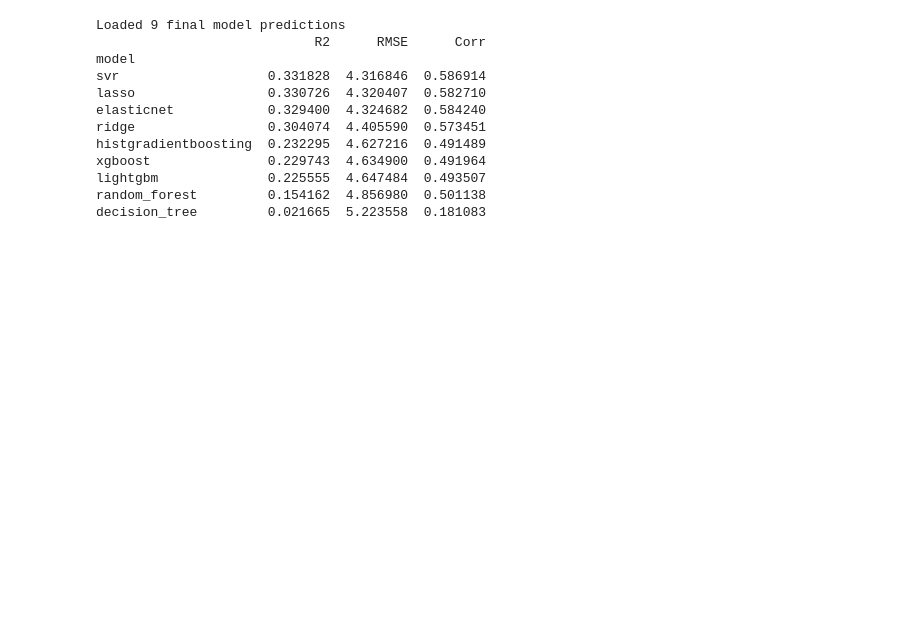
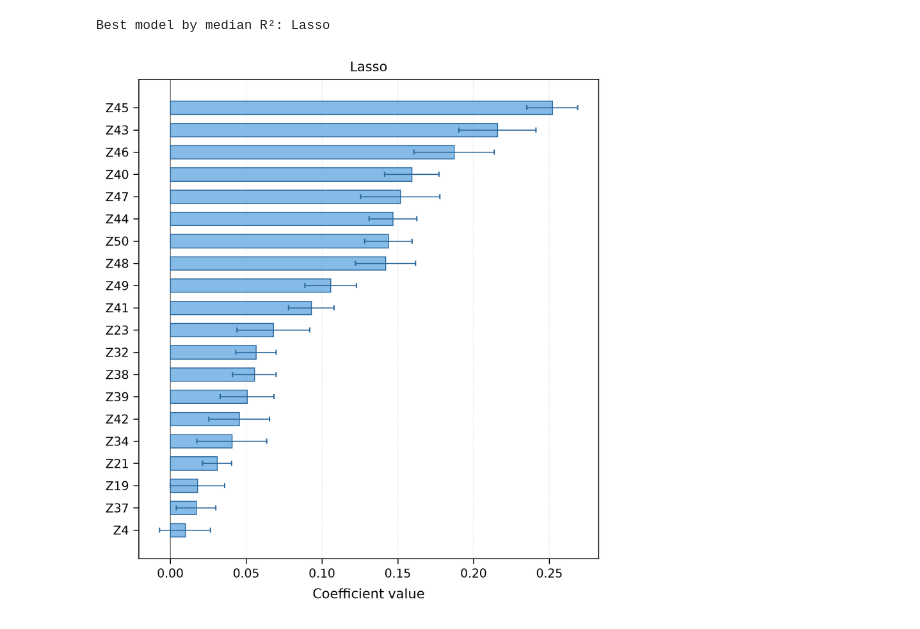
Before and after one commit to cnoguerolpuente/hd-procova, a Jupyter notebook: notebooks/figures.ipynb, the cells around one changed output. Drawn from its saved outputs; the diff is of its cells as text; code cells hidden in the pictures; blank space fills up the shorter version.

```diff
--- a/notebooks/figures.ipynb
+++ b/notebooks/figures.ipynb
@@ -155,41 +107,8 @@ else:
-# %%
-final_frames = []
-if FINAL_DIR.exists():
-    for fp in sorted(FINAL_DIR.glob('*/predictions.csv')):
-        model = fp.parent.name
-        if model in EXCLUDE:
-            continue
-        tmp = pd.read_csv(fp)
-        tmp['model'] = model
-        final_frames.append(tmp)
-
-if final_frames:
-    final_df = pd.concat(final_frames, ignore_index=True)
-    print(f'Loaded {len(final_frames)} final model predictions')
-
-    final_metrics = []
-    for model, g in final_df.groupby('model'):
-        if 'actual_change' in g.columns and len(g) > 1:
-            r2 = r2_score(g['actual_change'], g['predicted_change'])
-            rmse = np.sqrt(mean_squared_error(g['actual_change'], g['predicted_change']))
-            corr = np.corrcoef(g['actual_change'], g['predicted_change'])[0, 1]
-            final_metrics.append({'model': model, 'R2': r2, 'RMSE': rmse, 'Corr': corr})
-
-    if final_metrics:
-        fm_df = pd.DataFrame(final_metrics).set_index('model').sort_values('R2', ascending=False)
-        print(fm_df.to_string())
-else:
-    print('No final model results. Run: python scripts/train_final.py')
-# %% [output]
-Loaded 9 final model predictions
-                            R2      RMSE      Corr
-model
-svr                   0.331828  4.316846  0.586914
-lasso                 0.330726  4.320407  0.582710
-elasticnet            0.329400  4.324682  0.584240
-ridge                 0.304074  4.405590  0.573451
-histgradientboosting  0.232295  4.627216  0.491489
-xgboost               0.229743  4.634900  0.491964
-lightgbm              0.225555  4.647484  0.493507
-random_forest         0.154162  4.856980  0.501138
-decision_tree         0.021665  5.223558  0.181083
+# %%
+if cv_df is not None and imp_df is not None:
+    best_model = best_model_by_r2(cv_df)
+    print(f'Best model by median R²: {MODEL_PRETTY.get(best_model, best_model)}')
+    plot_feature_importance(imp_df, best_model)
+# %% [output]
+Best model by median R²: Lasso
+[figure, added]
```
Also changed, not shown: parts of 16 cells of this notebook, 12 other files.
